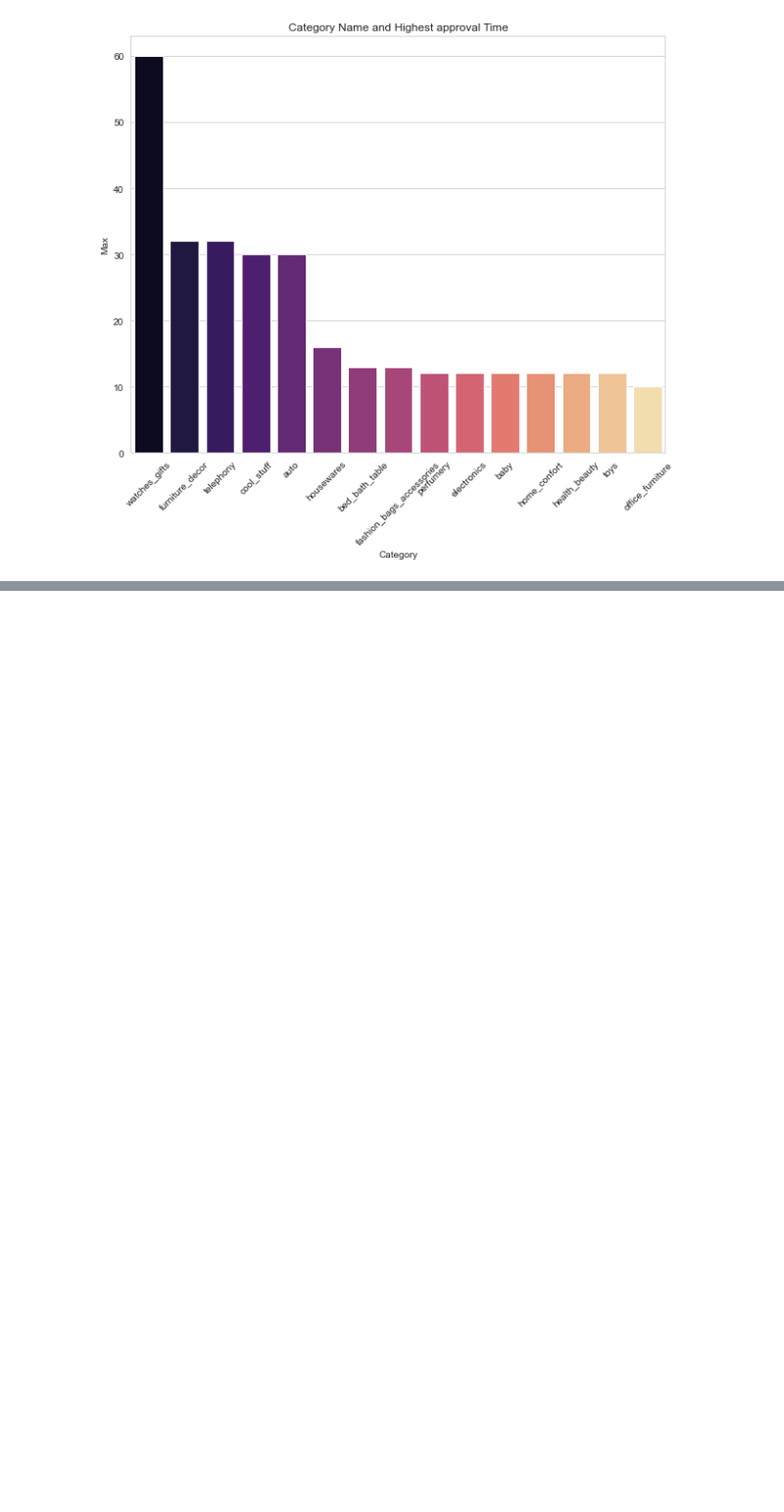
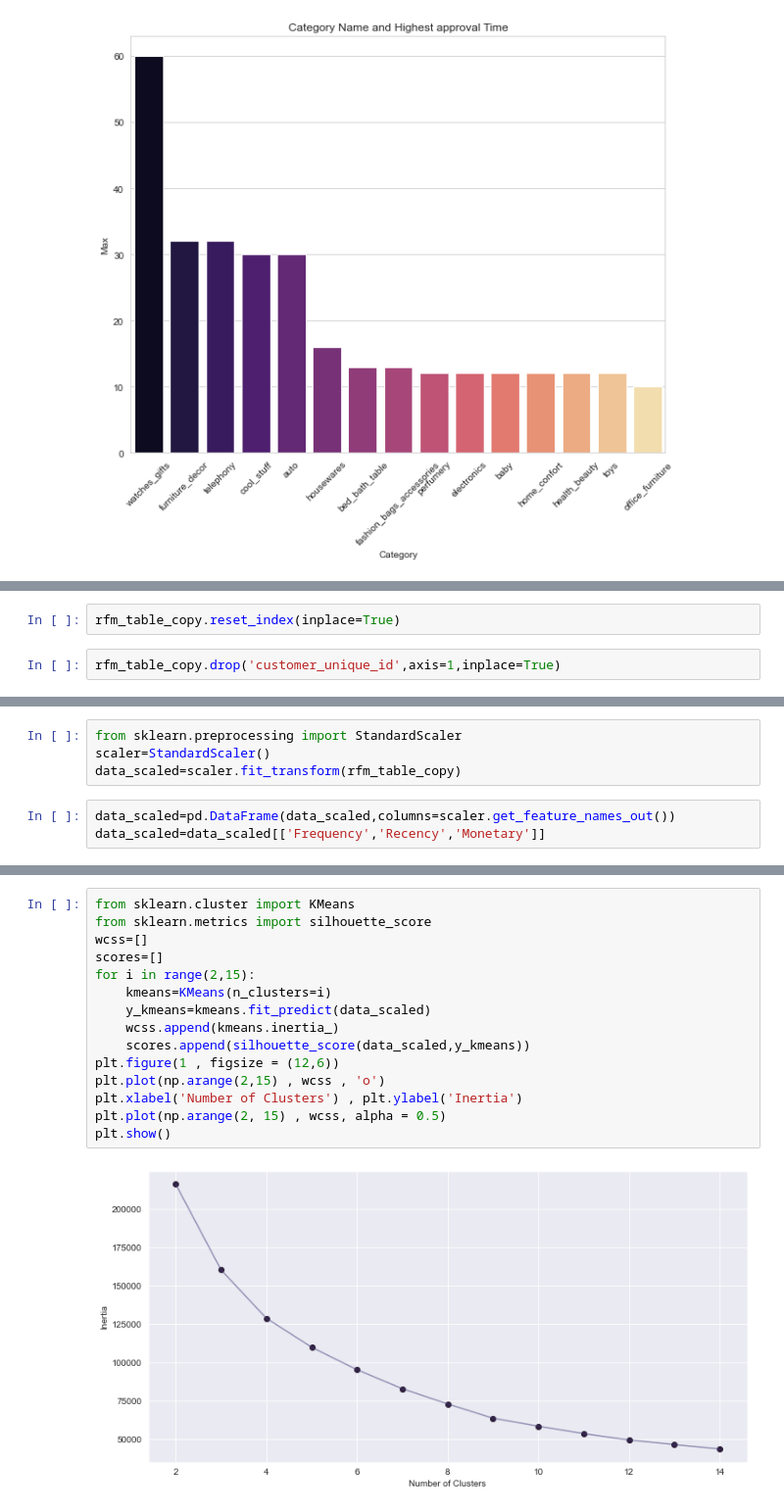
Before and after one commit to HossamahmedA/ZA-e-ecommerce, a Jupyter notebook: Full Analysis Notebook.ipynb, the cells around one changed output, grey strips where cells are left out. Shown at 98% size. Saved outputs shown, nothing was run; the diff lists cells and outputs as text; blank space fills up the shorter version.

```diff
--- a/Full Analysis Notebook.ipynb
+++ b/Full Analysis Notebook.ipynb
@@ -762,0 +963,4 @@ plt.xticks(rotation=45)
+# %%
+rfm_table_copy.reset_index(inplace=True)
+# %%
+rfm_table_copy.drop('customer_unique_id',axis=1,inplace=True)
@@ -762,0 +969,7 @@ plt.xticks(rotation=45)
+# %%
+from sklearn.preprocessing import StandardScaler
+scaler=StandardScaler()
+data_scaled=scaler.fit_transform(rfm_table_copy)
+# %%
+data_scaled=pd.DataFrame(data_scaled,columns=scaler.get_feature_names_out())
+data_scaled=data_scaled[['Frequency','Recency','Monetary']]
@@ -762,0 +992,17 @@ plt.xticks(rotation=45)
+# %%
+from sklearn.cluster import KMeans
+from sklearn.metrics import silhouette_score
+wcss=[]
+scores=[]
+for i in range(2,15):
+    kmeans=KMeans(n_clusters=i)
+    y_kmeans=kmeans.fit_predict(data_scaled)
+    wcss.append(kmeans.inertia_)
+    scores.append(silhouette_score(data_scaled,y_kmeans))
+plt.figure(1 , figsize = (12,6))
+plt.plot(np.arange(2,15) , wcss , 'o')
+plt.xlabel('Number of Clusters') , plt.ylabel('Inertia')
+plt.plot(np.arange(2, 15) , wcss, alpha = 0.5)
+plt.show()
+# %% [output]
+[figure, added]
```
Also changed, not shown: parts of 37 cells of this notebook, 1 other file.
